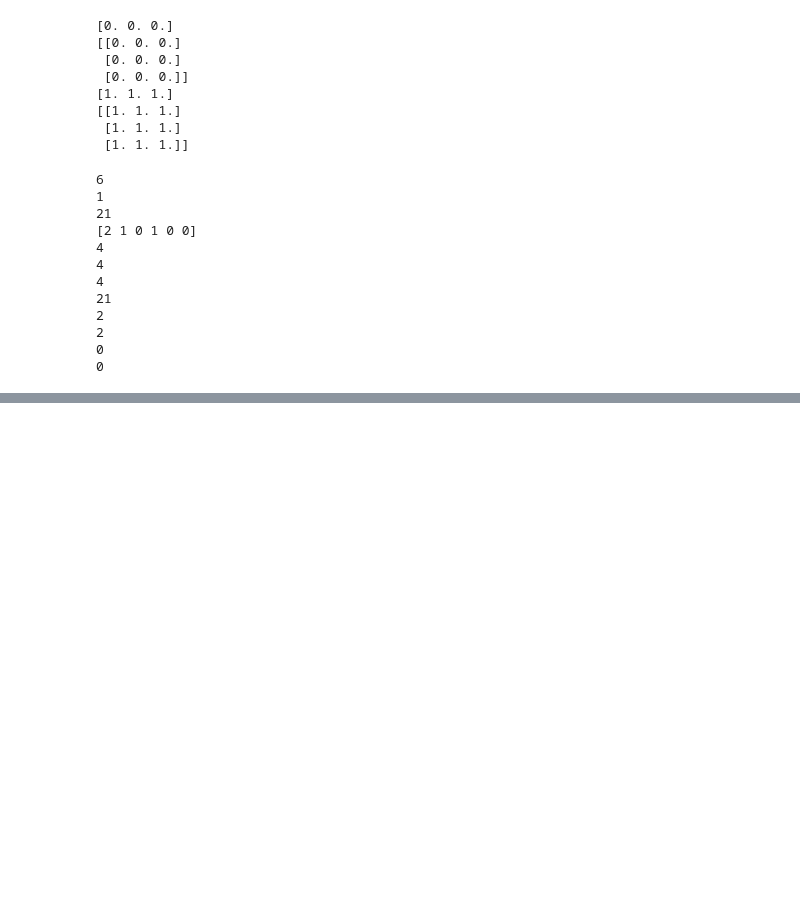
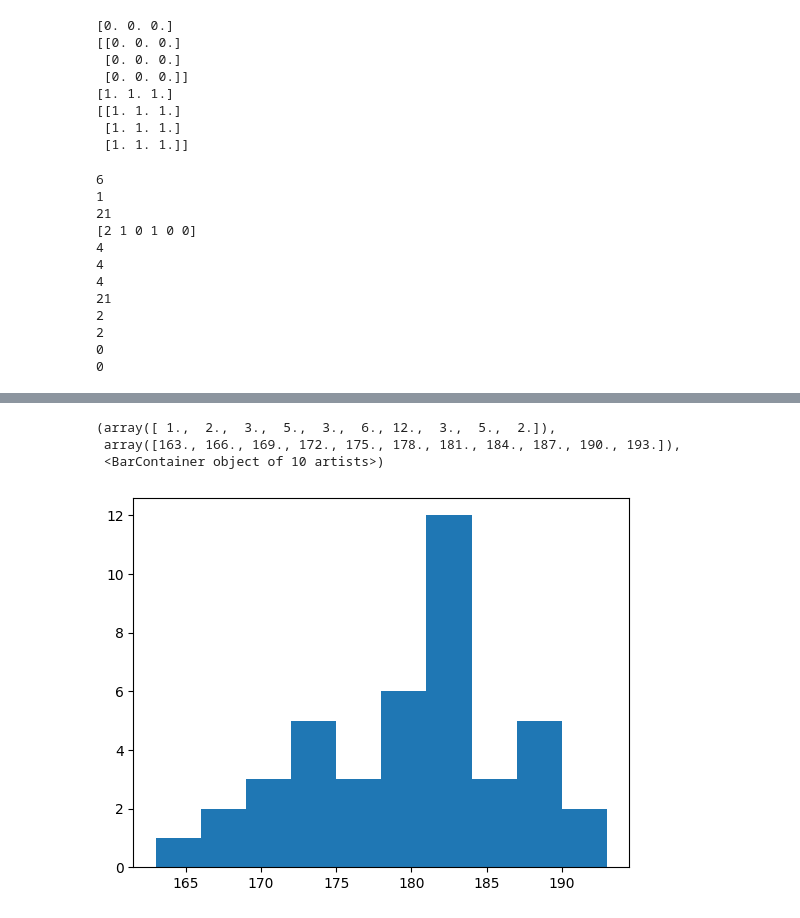
Before and after one commit to kmw7691/Soldesk, a Jupyter notebook: Python/1226.ipynb, the cells around one changed output, grey strips where cells are left out. Drawn from its saved outputs; the diff is of its cells as text; code cells hidden in the pictures; blank space fills up the shorter version.

```diff
--- a/Python/1226.ipynb
+++ b/Python/1226.ipynb
@@ -609,0 +634,18 @@ print(m.min())
+# %%
+import pandas as pd
+df = pd.read_csv('https://raw.githubusercontent.com/SoongMoo/soldesk20231218/main/%EC%B0%B8%EA%B3%A0%EC%9E%90%EB%A3%8C/NumPy/data/president_heights.csv')
+#print(df)
+
+#배열로 저장
+heights = np.array(df['height(cm)'])
+#print(heights)
+print(heights.sum())
+print('최소값 : ',heights.min()) #0사분위
+print('25% : ',np.percentile(heights, 25)) #25퍼센트 = 1사분위
+print('50%(중앙값, 중위값) : ',np.percentile(heights, 50)) #50퍼센트 = 2사분위
+print('50%(중앙값, 중위값) : ',np.median(heights))
+print('75% : ',np.percentile(heights, 75)) #75퍼센트 = 3사분위
+print(heights.mean())#평균
+print(heights.max()) #4사분위
+
+print(heights.std())
@@ -609,0 +679,8 @@ print(m.min())
+# %%
+import matplotlib.pyplot as plt
+plt.hist(heights)
+# %% [output]
+(array([ 1.,  2.,  3.,  5.,  3.,  6., 12.,  3.,  5.,  2.]),
+ array([163., 166., 169., 172., 175., 178., 181., 184., 187., 190., 193.]),
+ <BarContainer object of 10 artists>)
+[figure, added]
```
Also changed, not shown: parts of 12 cells of this notebook, 1 other file.
